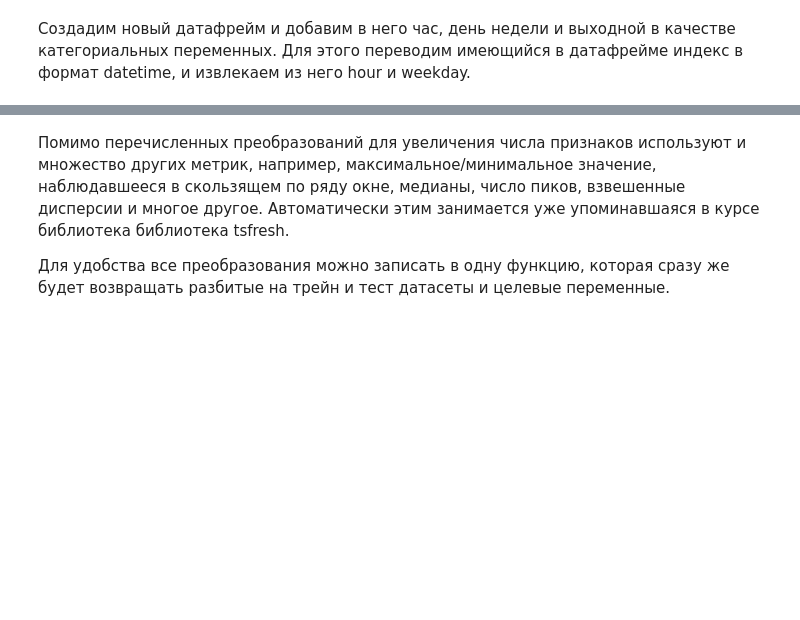
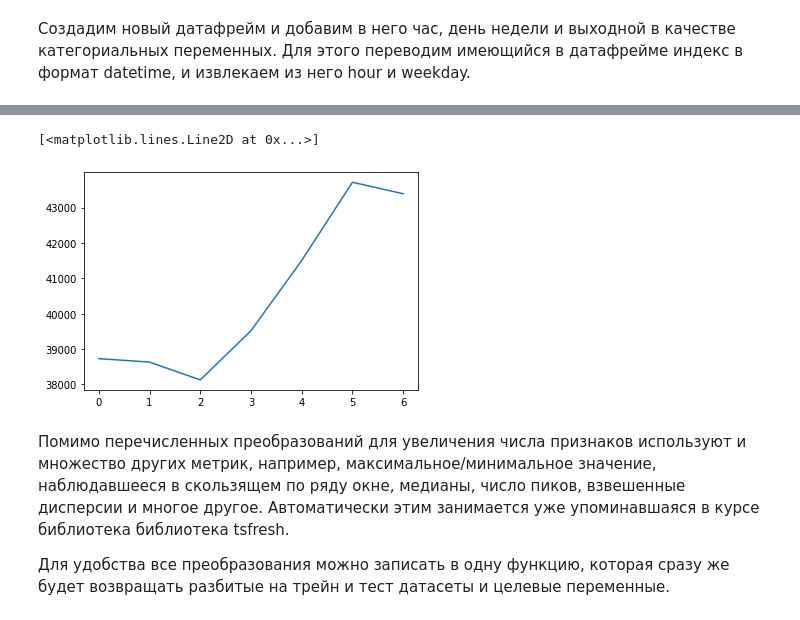
Before and after one commit to AlexeyMarg/open_ai_course, a Jupyter notebook: 9_time_series/9_time_series.ipynb, the cells around one changed output, grey strips where cells are left out. Drawn from its saved outputs; the diff is of its cells as text; code cells hidden in the pictures; blank space fills up the shorter version.

```diff
--- a/9_time_series/9_time_series.ipynb
+++ b/9_time_series/9_time_series.ipynb
@@ -522,7 +534,7 @@ def code_mean(data, cat_feature, real_feature):
 data = pd.DataFrame(dataset)
 data.columns = ["y"]
 
-data.index = data.index.to_datetime()
+data.index = pd.to_datetime(data.index)
 data["hour"] = data.index.hour
 data["weekday"] = data.index.weekday
 data['is_weekend'] = data.weekday.isin([5,6])*1
@@ -532,3 +560,8 @@ code_mean(data, 'weekday', "y")
+# %%
+plt.plot(list(code_mean(data, 'weekday', "y").values()))
+# %% [output]
+[<matplotlib.lines.Line2D at 0x...>]
+[figure, added]
 # %% [markdown]
 Помимо перечисленных преобразований для увеличения числа признаков используют и множество других метрик, например, максимальное/минимальное значение, наблюдавшееся в скользящем по ряду окне, медианы, число пиков, взвешенные дисперсии и многое другое. Автоматически этим занимается уже упоминавшаяся в курсе библиотека библиотека tsfresh.
 
```
Also changed, not shown: parts of 21 cells of this notebook.
